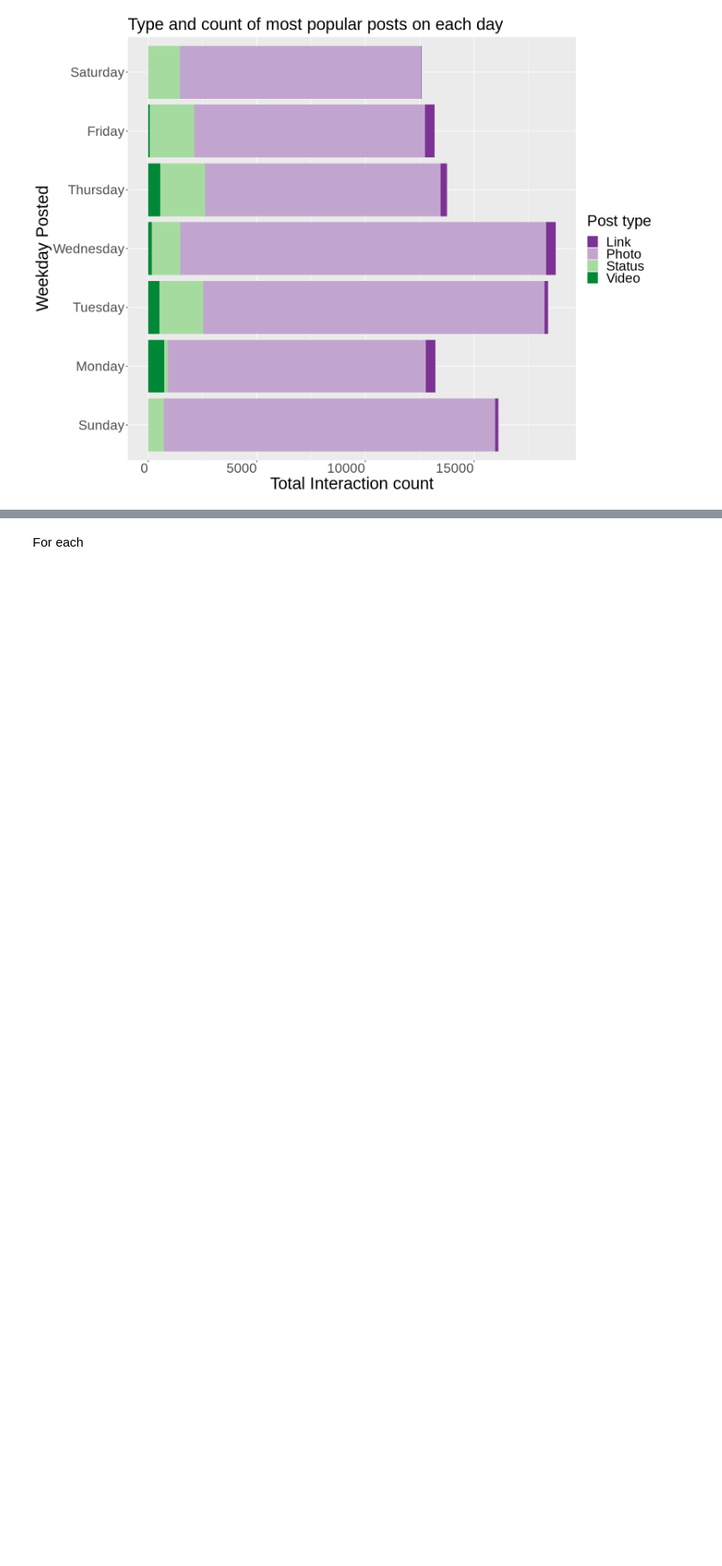
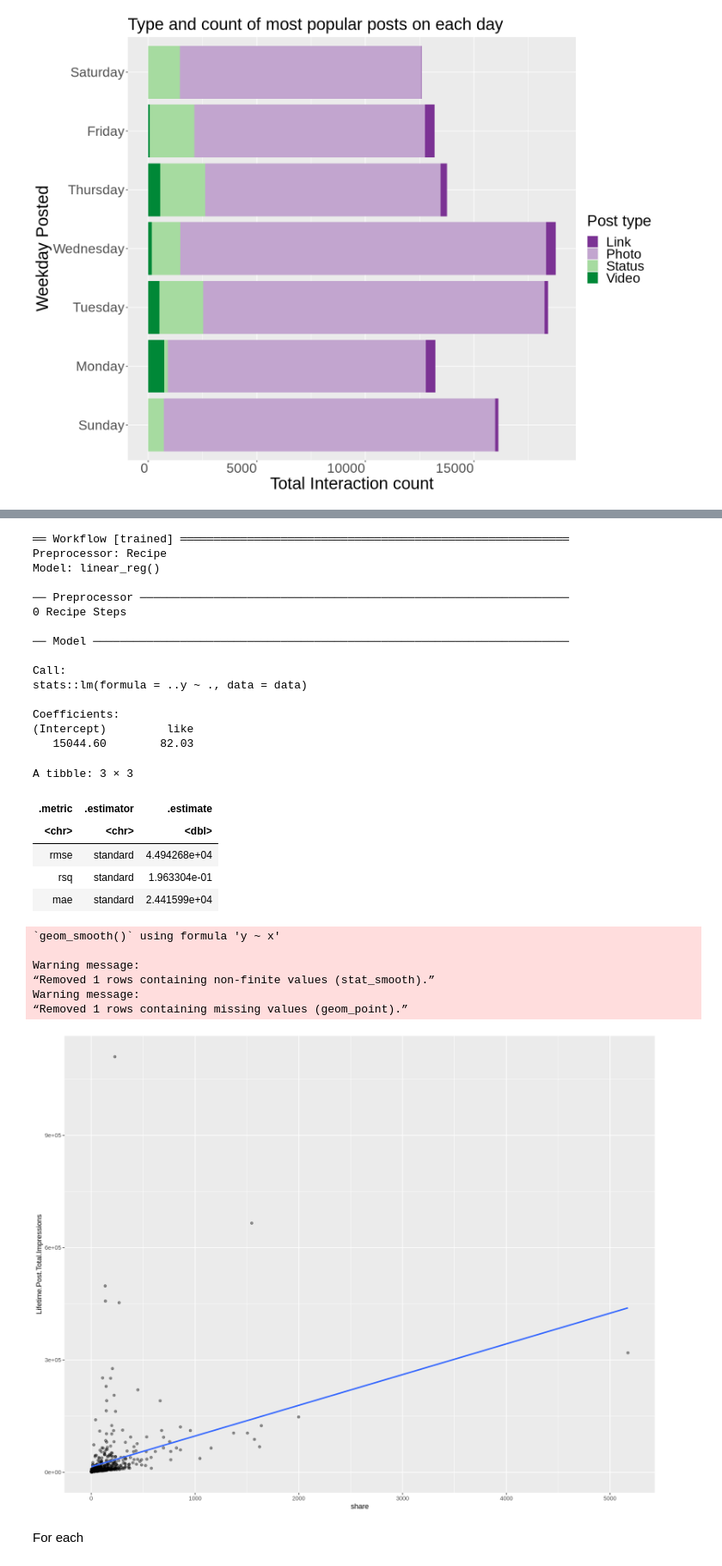
Before and after one commit to L-amat/project_proposal, a Jupyter notebook: 2-group_project_report/Group_project_report.ipynb, the cells around one changed output, grey strips where cells are left out. Shown at 86% size. Cells and saved outputs as stored; diff of their text form; code cells hidden in the pictures; blank space fills up the shorter version.

Commit message:
Regression code added

```diff
--- a/2-group_project_report/Group_project_report.ipynb
+++ b/2-group_project_report/Group_project_report.ipynb
@@ -173,0 +168,9 @@ A tibble: 6 × 3
+# %%
+fb_split <- initial_split(fb_data,
+                          prop = 0.75,
+                          strata = Type)  #splitting data
+fb_train <- training(fb_split)
+fb_test <- testing(fb_split)
+
+head(fb_train)
+head(fb_test)
@@ -174,3 +196,62 @@ A tibble: 6 × 3
+# %%
+lm_spec <- linear_reg() %>%
+  set_engine("lm") %>%
+  set_mode("regression")
+
+fb_recipe <- recipe(Lifetime.Post.Total.Impressions ~ like, ############
+                    data = fb_data)
+
+lm_fit <- workflow() %>%
+  add_recipe(fb_recipe) %>%
+  add_model(lm_spec) %>%
+  step_scale(all_predictors()) %>%
+  step_center(all_predictors()) %>%
+  fit(data = fb_data)
+lm_fit
+
+lm_test_results <- lm_fit %>%
+  predict(fb_test) %>%
+  bind_cols(fb_test) %>%
+  metrics(truth = Lifetime.Post.Total.Impressions,
+          estimate = .pred)
+lm_test_results
+
+lm_plot_final <- ggplot(fb_data, aes(x = like,
+                                     y = Lifetime.Post.Total.Impressions)) +
+  geom_point(alpha = 0.4, aes(colour = T)) +
+  xlab("share") +
+  ylab("Lifetime.Post.Total.Impressions") +
+  geom_smooth(method = "lm", se = FALSE)
+lm_plot_final
+# %% [output]
+══ Workflow [trained] ══════════════════════════════════════════════════════════
+Preprocessor: Recipe
+Model: linear_reg()
+
+── Preprocessor ────────────────────────────────────────────────────────────────
+0 Recipe Steps
+
+── Model ───────────────────────────────────────────────────────────────────────
+
+Call:
+stats::lm(formula = ..y ~ ., data = data)
+
+Coefficients:
+(Intercept)         like
+   15044.60        82.03
+A tibble: 3 × 3
+| .metric | .estimator | .estimate |
+| <chr> | <chr> | <dbl> |
+| rmse | standard | 4.494268e+04 |
+| rsq | standard | 1.963304e-01 |
+| mae | standard | 2.441599e+04 |
+`geom_smooth()` using formula 'y ~ x'
+
+Warning message:
+“Removed 1 rows containing non-finite values (stat_smooth).”
+Warning message:
+“Removed 1 rows containing missing values (geom_point).”
+[figure, added]
 # %% [markdown]
 For each
 # %% [markdown]
```
Also changed, not shown: parts of 18 cells of this notebook.
